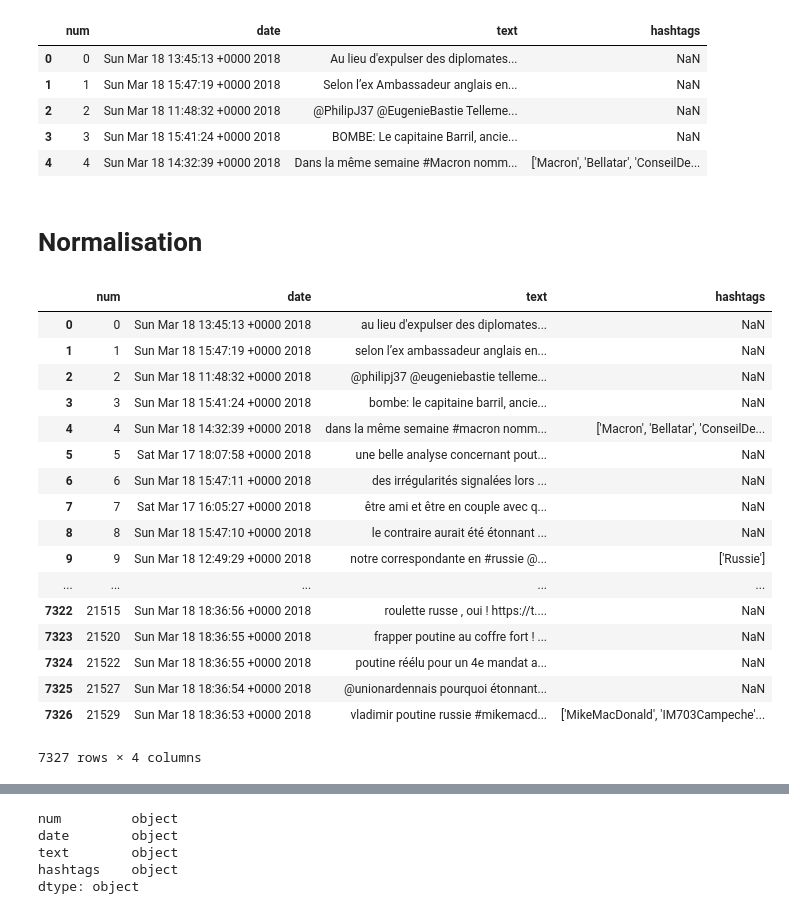
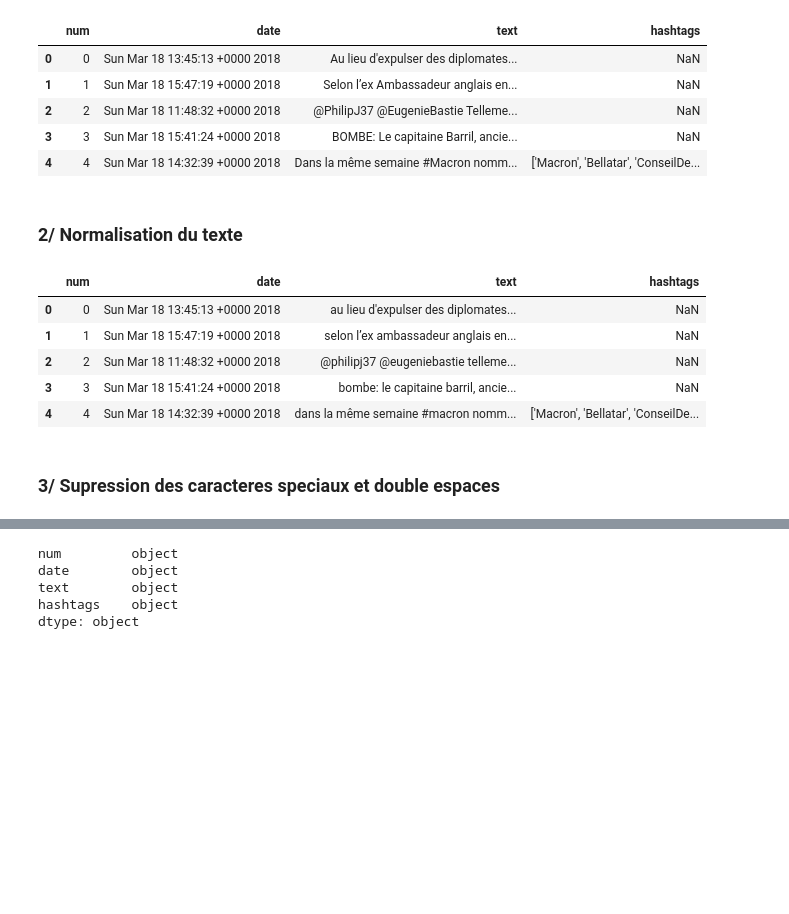
Before and after one commit to melodyrous/TALN-Project-, a Jupyter notebook: NLP_-_Projet_A.ipynb, the cells around one changed output, grey strips where cells are left out. Saved outputs shown, nothing was run; the diff lists cells and outputs as text; code cells hidden in the pictures; blank space fills up the shorter version.

```diff
--- a/NLP_-_Projet_A.ipynb
+++ b/NLP_-_Projet_A.ipynb
@@ -76,30 +82,20 @@ tweets.head()
 # %%
 tw = tweets.copy()
 # %% [markdown]
-# Normalisation
+### 2/ Normalisation du texte
 # %%
 low = lambda x: str(x).lower()
 tweets['text'] = tweets.text.apply(low)
-tweets
+tweets.head()
 # %% [output]
 |  | num | date | text | hashtags |
 | 0 | 0 | Sun Mar 18 13:45:13 +0000 2018 | au lieu d'expulser des diplomates... | NaN |
 | 1 | 1 | Sun Mar 18 15:47:19 +0000 2018 | selon l’ex ambassadeur anglais en... | NaN |
 | 2 | 2 | Sun Mar 18 11:48:32 +0000 2018 | @philipj37 @eugeniebastie telleme... | NaN |
 | 3 | 3 | Sun Mar 18 15:41:24 +0000 2018 | bombe: le capitaine barril, ancie... | NaN |
 | 4 | 4 | Sun Mar 18 14:32:39 +0000 2018 | dans la même semaine #macron nomm... | ['Macron', 'Bellatar', 'ConseilDe... |
-| 5 | 5 | Sat Mar 17 18:07:58 +0000 2018 | une belle analyse concernant pout... | NaN |
-| 6 | 6 | Sun Mar 18 15:47:11 +0000 2018 | des irrégularités signalées lors ... | NaN |
-| 7 | 7 | Sat Mar 17 16:05:27 +0000 2018 | être ami et être en couple avec q... | NaN |
-| 8 | 8 | Sun Mar 18 15:47:10 +0000 2018 | le contraire aurait été étonnant ... | NaN |
-| 9 | 9 | Sun Mar 18 12:49:29 +0000 2018 | notre correspondante en #russie @... | ['Russie'] |
-| ... | ... | ... | ... | ... |
-| 7322 | 21515 | Sun Mar 18 18:36:56 +0000 2018 | roulette russe , oui ! https://t.... | NaN |
-| 7323 | 21520 | Sun Mar 18 18:36:55 +0000 2018 | frapper poutine au coffre fort ! ... | NaN |
-| 7324 | 21522 | Sun Mar 18 18:36:55 +0000 2018 | poutine réélu pour un 4e mandat a... | NaN |
-| 7325 | 21527 | Sun Mar 18 18:36:54 +0000 2018 | @unionardennais pourquoi étonnant... | NaN |
-| 7326 | 21529 | Sun Mar 18 18:36:53 +0000 2018 | vladimir poutine russie #mikemacd... | ['MikeMacDonald', 'IM703Campeche'... |
-7327 rows × 4 columns
+# %% [markdown]
+### 3/ Supression des caracteres speciaux et double espaces
 # %%
 tweets['text'] = tweets['text'].apply(lambda x: re.sub('[!@#$:’).";,?&%=>(<''©-]', '', x.lower()))
 tweets['text'] = tweets['text'].apply(lambda x: re.sub('  ', ' ', x))
```
Also changed, not shown: parts of 32 cells of this notebook.
